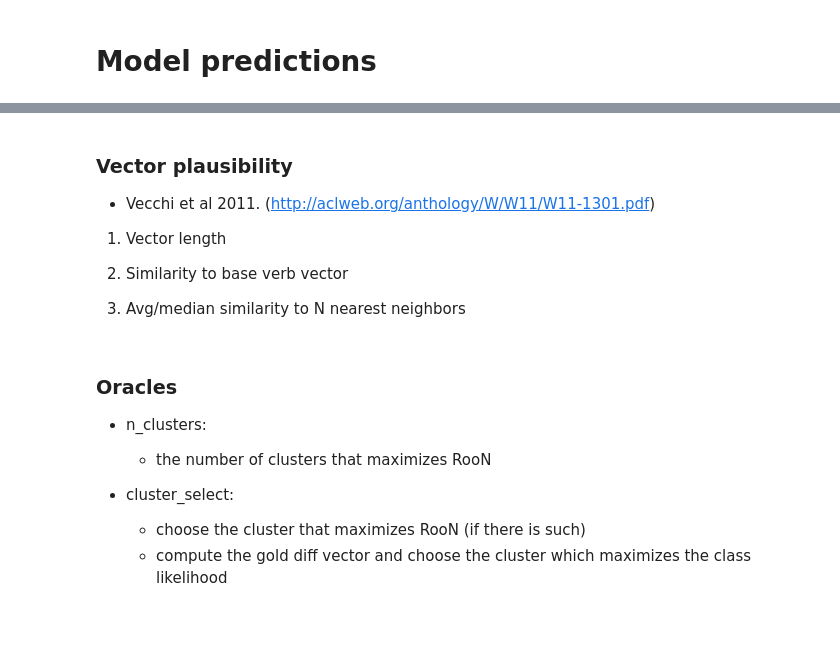
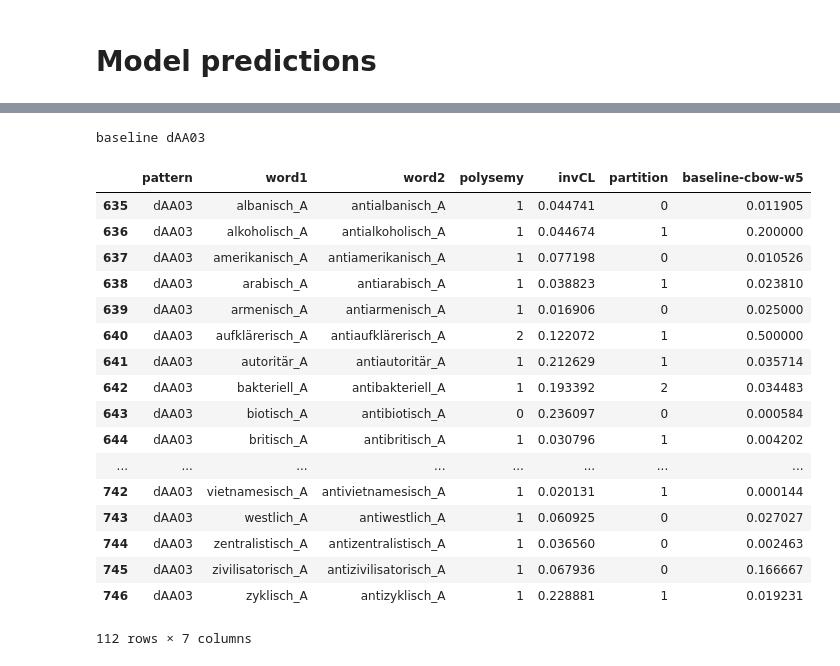
Before and after one commit to jsnajder/derivsem, a Jupyter notebook: notebooks/Ensemble.ipynb, the cells around one changed output, grey strips where cells are left out. Drawn from its saved outputs; the diff is of its cells as text; code cells hidden in the pictures; blank space fills up the shorter version.

```diff
--- a/notebooks/Ensemble.ipynb
+++ b/notebooks/Ensemble.ipynb
@@ -837,2 +234,0 @@ _, rof, rof_error = score_cv(model, pairs_train, test_pairs_extra=pairs_extra_te
-# %%
-pairs_df = pd.read_csv(proj_path + "data/all/pairs-all.txt", sep=' ')
@@ -888,20 +234,0 @@ d / d['All']['n_pairs']
-# %% [markdown]
-### Vector plausibility
-
-* Vecchi et al 2011. (http://aclweb.org/anthology/W/W11/W11-1301.pdf)
-
-
-1. Vector length
-
-2. Similarity to base verb vector
-
-3. Avg/median similarity to N nearest neighbors
-# %% [markdown]
-### Oracles
-
-* n_clusters:
-  * the number of clusters that maximizes RooN
-
-* cluster_select:
-  * choose the cluster that maximizes RooN (if there is such)
-  * compute the gold diff vector and choose the cluster which maximizes the class likelihood
@@ -907,0 +241,41 @@ d / d['All']['n_pairs']
+# %%
+patterns = list(sorted(set(pairs_df['pattern'])))
+
+def pattern_pos(pattern): return pattern[1], pattern[2]
+# %%
+def evaluate(partitioned_pairs_df, models_dict, patterns=None):
+    if patterns is not None:
+        partitioned_pairs_df = partitioned_pairs_df[partitioned_pairs_df['pattern'].isin(patterns)]
+    for model_name, model in models_dict.items():
+        dfs = []
+        for pattern, pairs_df in partitioned_pairs_df.groupby('pattern'):
+            print model_name, pattern
+            train_pairs = get_word_pairs(filter_pairs(pairs_df, pattern, 0))
+            model.fit(train_pairs)
+            _, target_pos = pattern_pos(pattern)
+            scores_test = reciprocal_rank_scores(model, get_word_pairs(pairs_df), pos=target_pos)
+            pairs_df.loc[:,'baseline-cbow-w5'] = pd.Series(scores_test, index=pairs_df.index)
+            dfs.append(pairs_df)
+        return pd.concat(dfs)
+# %%
+evaluate(pairs_df, {'baseline' : BaselineModel(space['cbow-w5'])}, patterns=['dAA03'])
+# %% [output]
+baseline dAA03
+|  | pattern | word1 | word2 | polysemy | invCL | partition | baseline-cbow-w5 |
+| 635 | dAA03 | albanisch_A | antialbanisch_A | 1 | 0.044741 | 0 | 0.011905 |
+| 636 | dAA03 | alkoholisch_A | antialkoholisch_A | 1 | 0.044674 | 1 | 0.200000 |
+| 637 | dAA03 | amerikanisch_A | antiamerikanisch_A | 1 | 0.077198 | 0 | 0.010526 |
+| 638 | dAA03 | arabisch_A | antiarabisch_A | 1 | 0.038823 | 1 | 0.023810 |
+| 639 | dAA03 | armenisch_A | antiarmenisch_A | 1 | 0.016906 | 0 | 0.025000 |
+| 640 | dAA03 | aufklärerisch_A | antiaufklärerisch_A | 2 | 0.122072 | 1 | 0.500000 |
+| 641 | dAA03 | autoritär_A | antiautoritär_A | 1 | 0.212629 | 1 | 0.035714 |
+| 642 | dAA03 | bakteriell_A | antibakteriell_A | 1 | 0.193392 | 2 | 0.034483 |
+| 643 | dAA03 | biotisch_A | antibiotisch_A | 0 | 0.236097 | 0 | 0.000584 |
+| 644 | dAA03 | britisch_A | antibritisch_A | 1 | 0.030796 | 1 | 0.004202 |
+| ... | ... | ... | ... | ... | ... | ... | ... |
+| 742 | dAA03 | vietnamesisch_A | antivietnamesisch_A | 1 | 0.020131 | 1 | 0.000144 |
+| 743 | dAA03 | westlich_A | antiwestlich_A | 1 | 0.060925 | 0 | 0.027027 |
+| 744 | dAA03 | zentralistisch_A | antizentralistisch_A | 1 | 0.036560 | 0 | 0.002463 |
+| 745 | dAA03 | zivilisatorisch_A | antizivilisatorisch_A | 1 | 0.067936 | 0 | 0.166667 |
+| 746 | dAA03 | zyklisch_A | antizyklisch_A | 1 | 0.228881 | 1 | 0.019231 |
+112 rows × 7 columns
```
Also changed, not shown: parts of 221 cells of this notebook.
